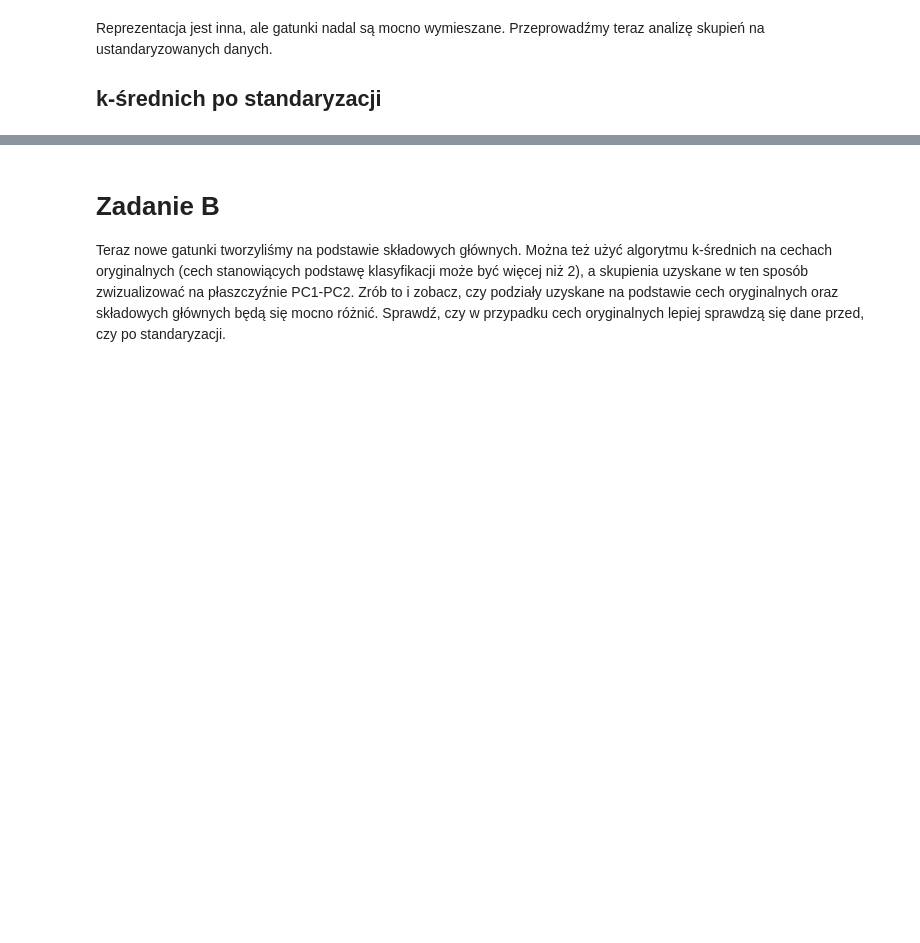
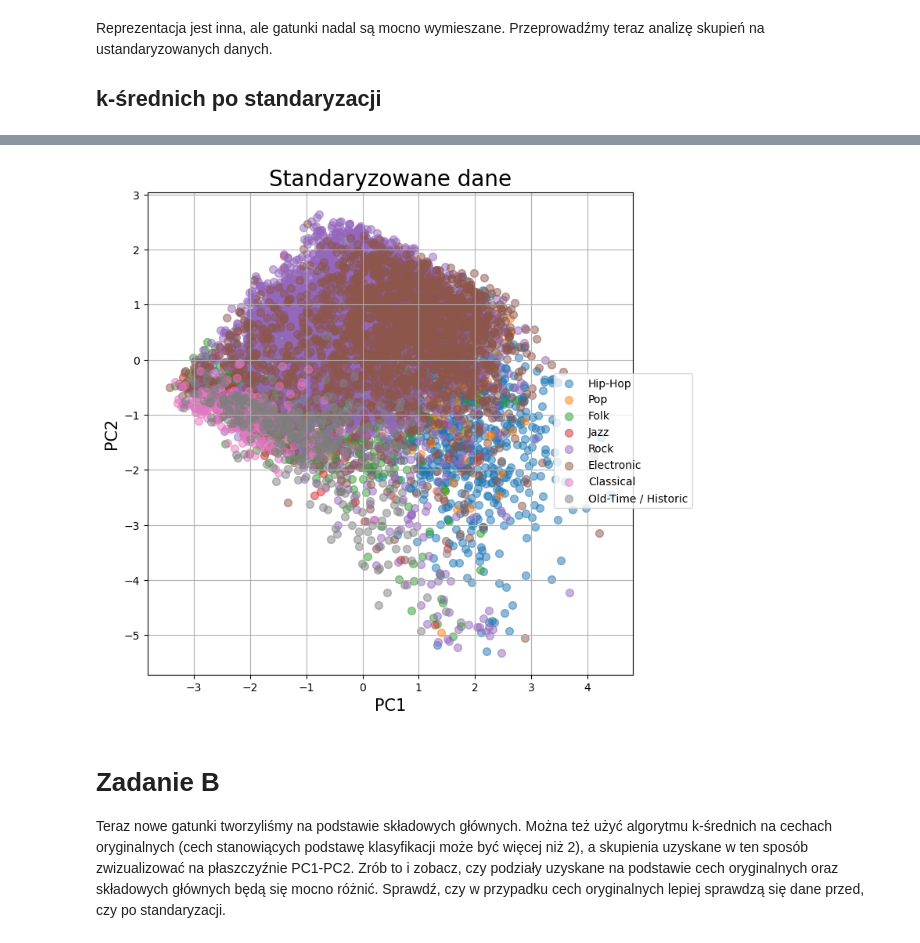
Before and after one commit to matgaj/pum2025, a Jupyter notebook: Lab5/Lab5_zad1_PCA_KMeans.ipynb, the cells around one changed output, grey strips where cells are left out. Drawn from its saved outputs; the diff is of its cells as text; code cells hidden in the pictures; blank space fills up the shorter version.

```diff
--- a/Lab5/Lab5_zad1_PCA_KMeans.ipynb
+++ b/Lab5/Lab5_zad1_PCA_KMeans.ipynb
@@ -304,3 +407,18 @@ Spróbuj uzyskać lepszą klasteryzację:
+# %%
+feats_names.remove('tempo')
+# %%
+scaled_feats = StandardScaler().fit_transform(all_data_df[feats_names])
+scaled_data_df = pd.DataFrame(scaled_feats, columns=feats_names)
+scaled_data_df[['track_id', 'genre_top', 'genre_numeric_label']] = all_data_df[['track_id', 'genre_top', 'genre_numeric_label']]
+
+pca = PCA(n_components=7)
+PCA_feats = pca.fit_transform(scaled_data_df[feats_names])
+scaled_data_df['PC1'] = PCA_feats[:,0]
+scaled_data_df['PC2'] = PCA_feats[:,1]
+# %%
+scatter_plot(dataframe=scaled_data_df, labels_column='genre_top', custom_title='Standaryzowane dane')
+# %% [output]
+[figure, added]
 # %% [markdown]
 # Zadanie B
 
```
Also changed, not shown: parts of 14 cells of this notebook, 3 other files.
